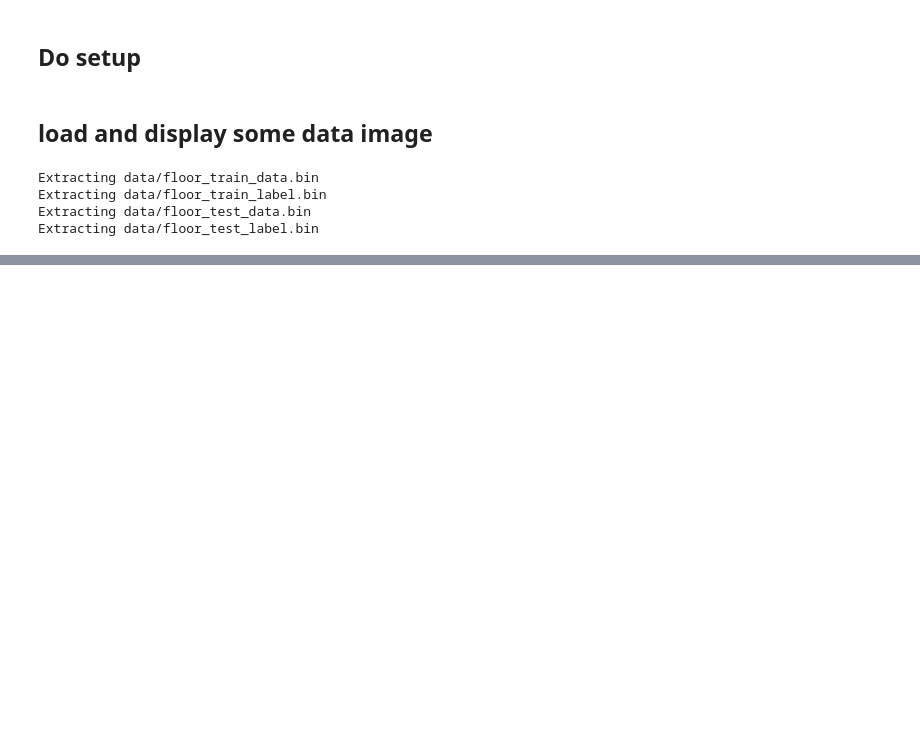
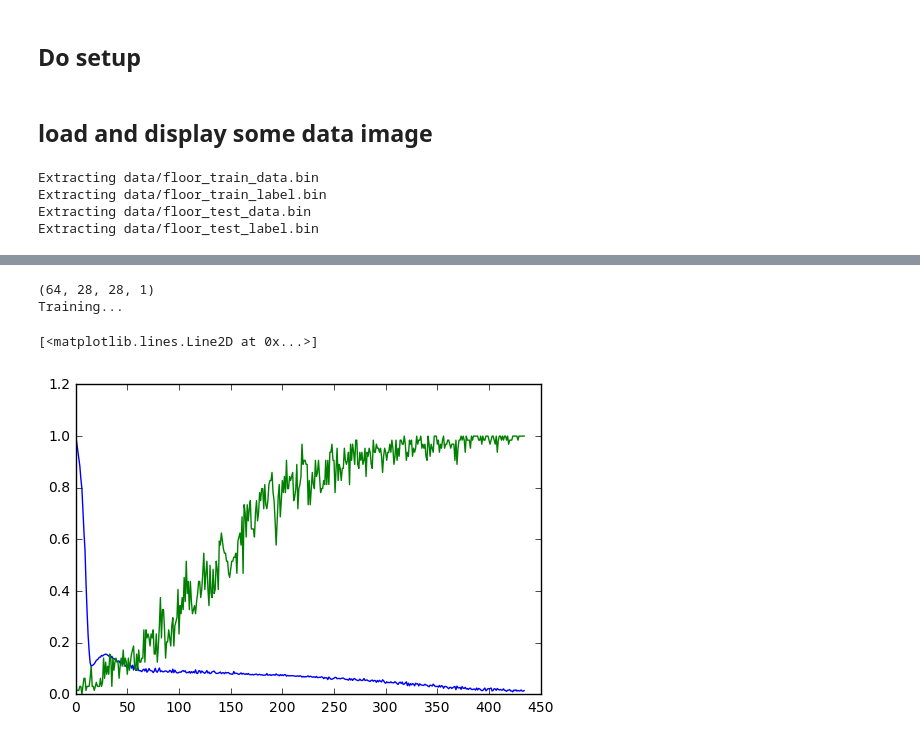
Before and after one commit to peter6888/deepception, a Jupyter notebook: cnn_digit/cnn_floor.ipynb, the cells around one changed output, grey strips where cells are left out. Saved outputs shown, nothing was run; the diff lists cells and outputs as text; code cells hidden in the pictures; blank space fills up the shorter version.

```diff
--- a/cnn_digit/cnn_floor.ipynb
+++ b/cnn_digit/cnn_floor.ipynb
@@ -25,7 +25,7 @@ def extract_data(filename, num_images):
   print('Extracting', filepath)
   with open(filepath, mode='rb') as bytestream:
     buf = bytestream.read(IMAGE_SIZE * IMAGE_SIZE * num_images * NUM_CHANNELS)
-    data = numpy.frombuffer(buf, dtype=numpy.uint8).astype(numpy.float32)
+    data = np.frombuffer(buf, dtype=np.uint8).astype(np.float32)
     data = (data - (PIXEL_DEPTH / 2.0)) / PIXEL_DEPTH
     data = data.reshape(num_images, IMAGE_SIZE, IMAGE_SIZE, NUM_CHANNELS)
     return data
@@ -37,7 +37,7 @@ def extract_labels(filename, num_images):
   print('Extracting', filepath)
   with open(filepath, mode='rb') as bytestream:
     buf = bytestream.read(1 * num_images)
-    labels = numpy.frombuffer(buf, dtype=numpy.uint8).astype(numpy.int64)
+    labels = np.frombuffer(buf, dtype=np.uint8).astype(np.int64)
   return labels
 
 # Get the data.
@@ -80,0 +105,33 @@ for y, cls in enumerate(class_7):
+# %%
+BATCH_SIZE = 64
+data_cnt = train_data.shape[0]
+batch_cnt = train_data.shape[0] // BATCH_SIZE
+print(train_data[0:64,:].shape)
+correct_prediction = tf.equal(tf.argmax(y_out,1), tf_y)
+lost, accs = [], []
+with tf.Session() as sess:
+    with tf.device("/gpu:0"):
+        sess.run(tf.global_variables_initializer())
+        print('Training...')
+        # shuffle indicies
+        train_indicies = np.arange(data_cnt)
+        np.random.shuffle(train_indicies)
+
+        for i in range(batch_cnt):
+            idx = train_indicies[i*BATCH_SIZE:(i+1)*BATCH_SIZE]
+            feed_dict = {tf_X: train_data[idx,:], \
+                         tf_y: train_labels[idx]}
+            fetches = [mean_loss, correct_prediction, train_step]
+            l,c, _ = sess.run(fetches=fetches, feed_dict=feed_dict)
+            #print(l, np.sum(c))
+            accs.append(np.sum(c)/BATCH_SIZE)
+            lost.append(l)
+
+# plot accuracy
+plt.plot(lost)
+plt.plot(accs)
+# %% [output]
+(64, 28, 28, 1)
+Training...
+[<matplotlib.lines.Line2D at 0x...>]
+[figure, added]
```
Also changed, not shown: parts of 16 cells of this notebook, 2 other files.
